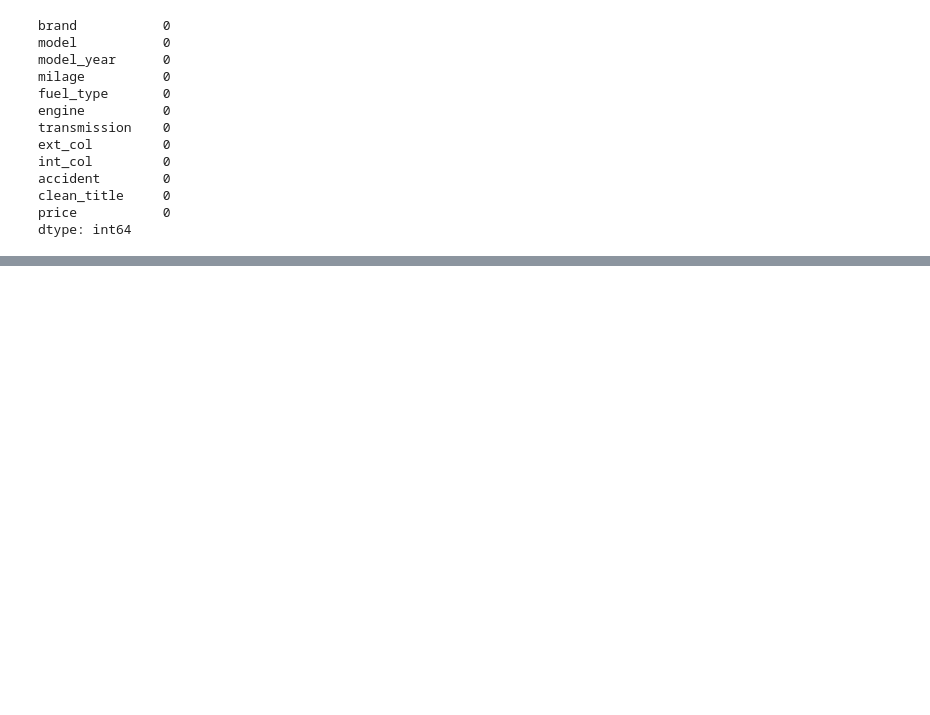
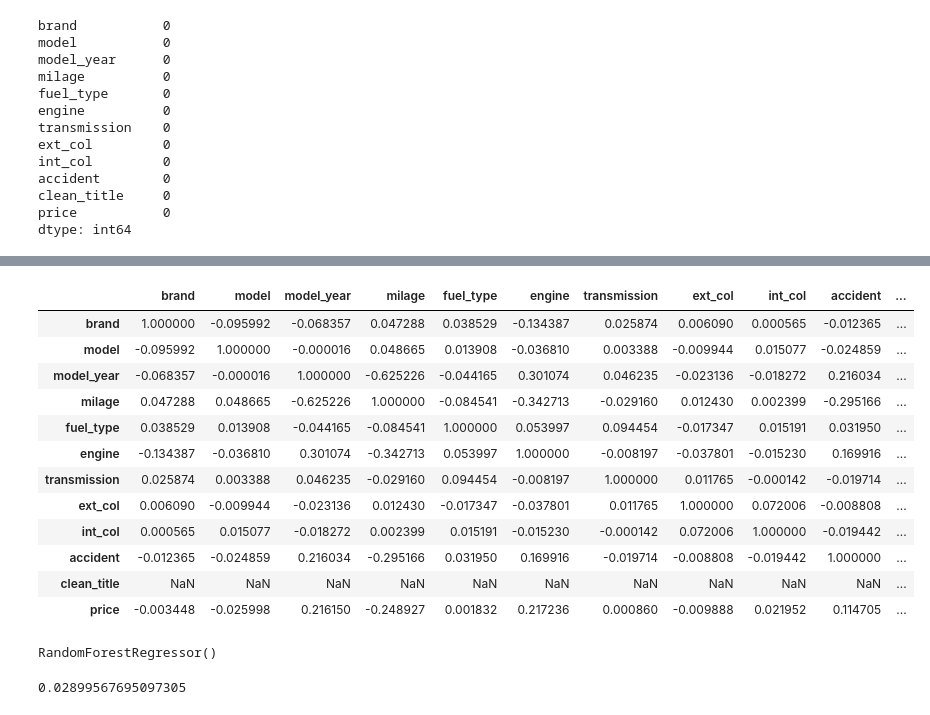
Before and after one commit to SketchyCarrot/KaglleX_Cohort_4, a Jupyter notebook: main.ipynb, the cells around one changed output, grey strips where cells are left out. Saved outputs shown, nothing was run; the diff lists cells and outputs as text; code cells hidden in the pictures; blank space fills up the shorter version.

Commit message:
tried random forest regressor

```diff
--- a/main.ipynb
+++ b/main.ipynb
@@ -67,3 +59,6 @@ accident        0
 clean_title     0
 price           0
 dtype: int64
+# %%
+objects = df.select_dtypes(include=["object"]).columns.tolist()
+objects
@@ -69,0 +75,3 @@ dtype: int64
+# %%
+for i in objects:
+        df[i] = df[i].astype("category").cat.codes
@@ -69,0 +94,16 @@ dtype: int64
+# %%
+df.corr()
+# %% [output]
+|  | brand | model | model_year | milage | fuel_type | engine | transmission | ext_col | int_col | accident | ... |
+| brand | 1.000000 | -0.095992 | -0.068357 | 0.047288 | 0.038529 | -0.134387 | 0.025874 | 0.006090 | 0.000565 | -0.012365 | ... |
+| model | -0.095992 | 1.000000 | -0.000016 | 0.048665 | 0.013908 | -0.036810 | 0.003388 | -0.009944 | 0.015077 | -0.024859 | ... |
+| model_year | -0.068357 | -0.000016 | 1.000000 | -0.625226 | -0.044165 | 0.301074 | 0.046235 | -0.023136 | -0.018272 | 0.216034 | ... |
+| milage | 0.047288 | 0.048665 | -0.625226 | 1.000000 | -0.084541 | -0.342713 | -0.029160 | 0.012430 | 0.002399 | -0.295166 | ... |
+| fuel_type | 0.038529 | 0.013908 | -0.044165 | -0.084541 | 1.000000 | 0.053997 | 0.094454 | -0.017347 | 0.015191 | 0.031950 | ... |
+| engine | -0.134387 | -0.036810 | 0.301074 | -0.342713 | 0.053997 | 1.000000 | -0.008197 | -0.037801 | -0.015230 | 0.169916 | ... |
+| transmission | 0.025874 | 0.003388 | 0.046235 | -0.029160 | 0.094454 | -0.008197 | 1.000000 | 0.011765 | -0.000142 | -0.019714 | ... |
+| ext_col | 0.006090 | -0.009944 | -0.023136 | 0.012430 | -0.017347 | -0.037801 | 0.011765 | 1.000000 | 0.072006 | -0.008808 | ... |
+| int_col | 0.000565 | 0.015077 | -0.018272 | 0.002399 | 0.015191 | -0.015230 | -0.000142 | 0.072006 | 1.000000 | -0.019442 | ... |
+| accident | -0.012365 | -0.024859 | 0.216034 | -0.295166 | 0.031950 | 0.169916 | -0.019714 | -0.008808 | -0.019442 | 1.000000 | ... |
+| clean_title | NaN | NaN | NaN | NaN | NaN | NaN | NaN | NaN | NaN | NaN | ... |
+| price | -0.003448 | -0.025998 | 0.216150 | -0.248927 | 0.001832 | 0.217236 | 0.000860 | -0.009888 | 0.021952 | 0.114705 | ... |
@@ -69,0 +116,8 @@ dtype: int64
+# %%
+model.fit(x_train, y_train)
+# %% [output]
+RandomForestRegressor()
+# %%
+model.score(x_test, y_test)
+# %% [output]
+0.02899567695097305
```
Also changed, not shown: parts of 5 cells of this notebook.
